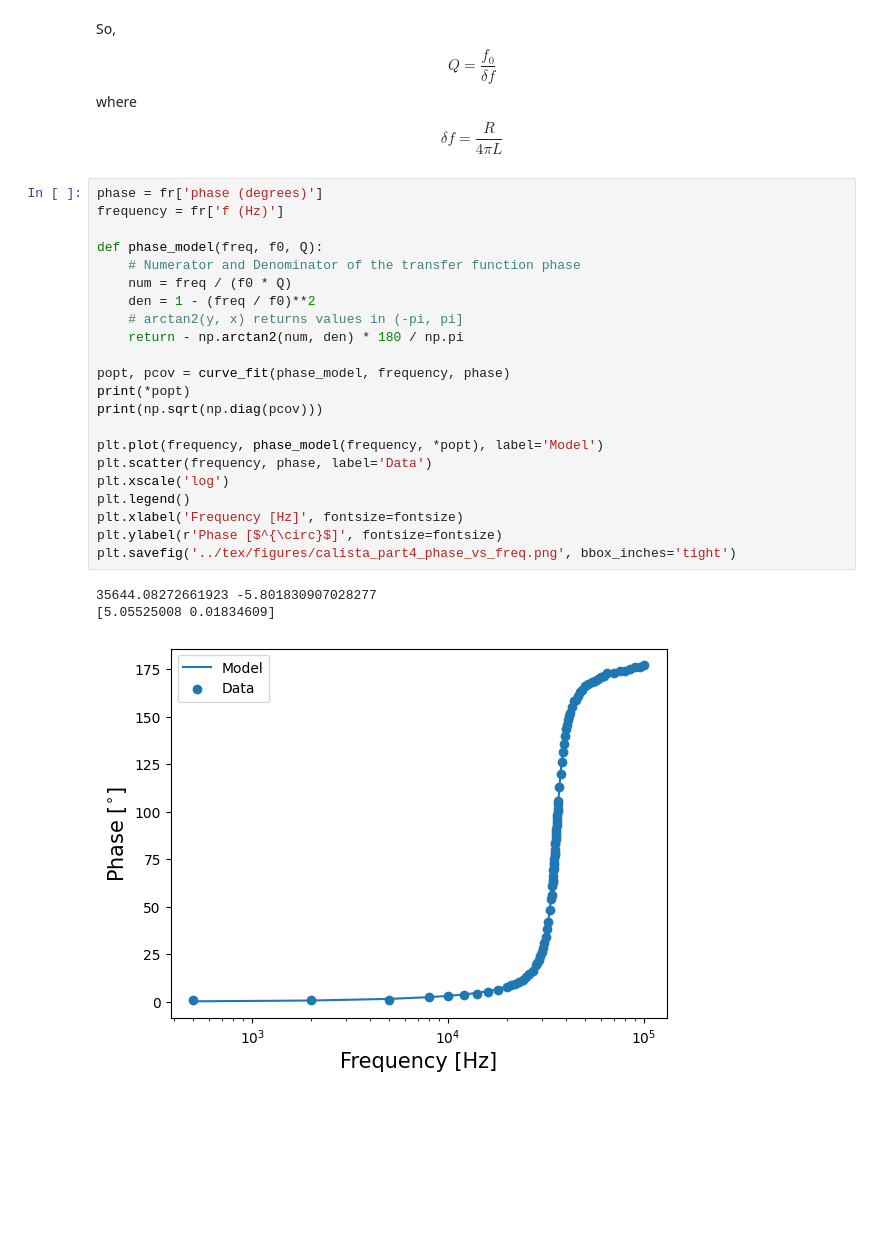
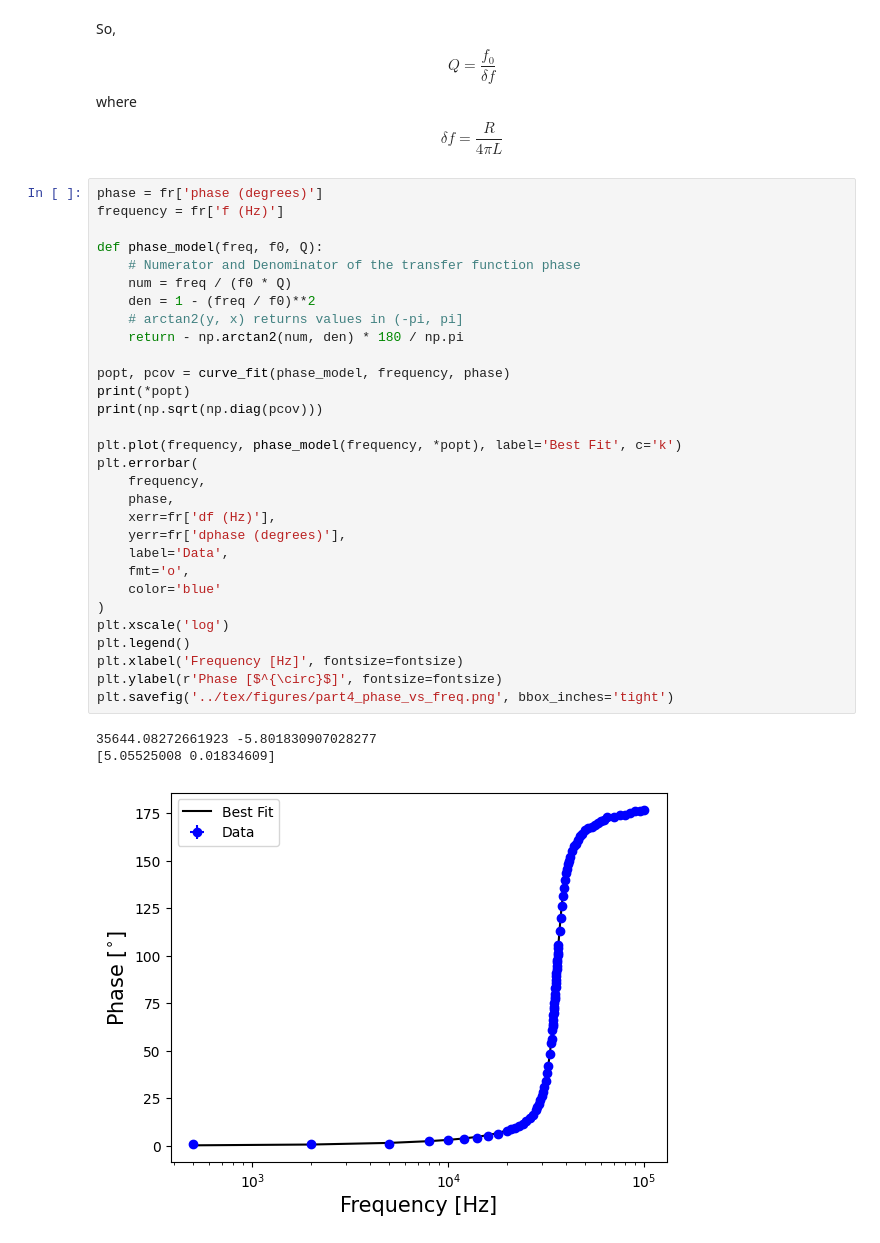
Before and after one commit to devkhullar/phys2925, a Jupyter notebook: lrc_circuits/code/analysis.ipynb, the cells around one changed output. Cells and saved outputs as stored; diff of their text form; blank space fills up the shorter version.

```diff
--- a/lrc_circuits/code/analysis.ipynb
+++ b/lrc_circuits/code/analysis.ipynb
@@ -345,29 +352,37 @@ So, $$Q = \frac{f_0}{\delta f}$$  where $$\delta f = \frac{R}{4\pi L}$$
 # %%
 phase = fr['phase (degrees)']
 frequency = fr['f (Hz)']
 
 def phase_model(freq, f0, Q):
     # Numerator and Denominator of the transfer function phase
     num = freq / (f0 * Q)
     den = 1 - (freq / f0)**2
     # arctan2(y, x) returns values in (-pi, pi]
     return - np.arctan2(num, den) * 180 / np.pi
 
 popt, pcov = curve_fit(phase_model, frequency, phase)
 print(*popt)
 print(np.sqrt(np.diag(pcov)))
 
-plt.plot(frequency, phase_model(frequency, *popt), label='Model')
-plt.scatter(frequency, phase, label='Data')
+plt.plot(frequency, phase_model(frequency, *popt), label='Best Fit', c='k')
+plt.errorbar(
+    frequency,
+    phase,
+    xerr=fr['df (Hz)'],
+    yerr=fr['dphase (degrees)'],
+    label='Data',
+    fmt='o',
+    color='blue'
+)
 plt.xscale('log')
 plt.legend()
 plt.xlabel('Frequency [Hz]', fontsize=fontsize)
 plt.ylabel(r'Phase [$^{\circ}$]', fontsize=fontsize)
-plt.savefig('../tex/figures/calista_part4_phase_vs_freq.png', bbox_inches='tight')
+plt.savefig('../tex/figures/part4_phase_vs_freq.png', bbox_inches='tight')
 # %% [output]
 35644.08272661923 -5.801830907028277
 [5.05525008 0.01834609]
-[figure, old version]
+[figure, new version]
 # %%
 gain = fr['gain']
 
```
Also changed, not shown: parts of 7 cells of this notebook.
